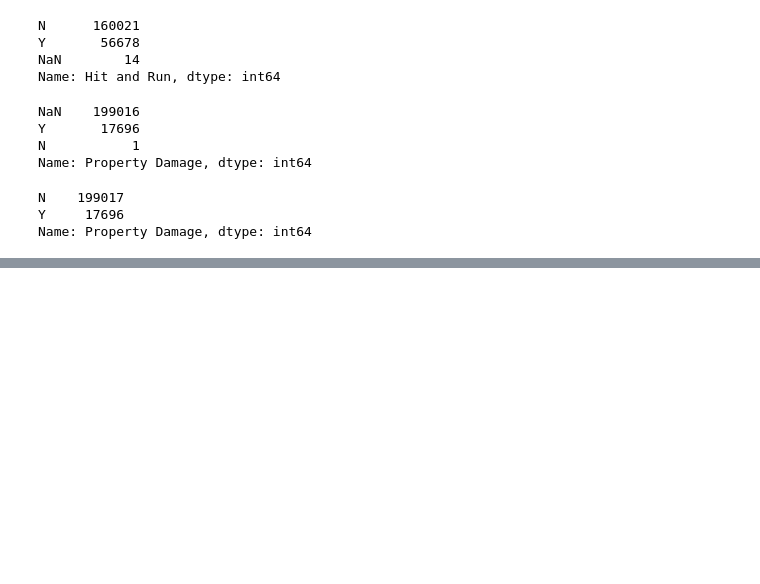
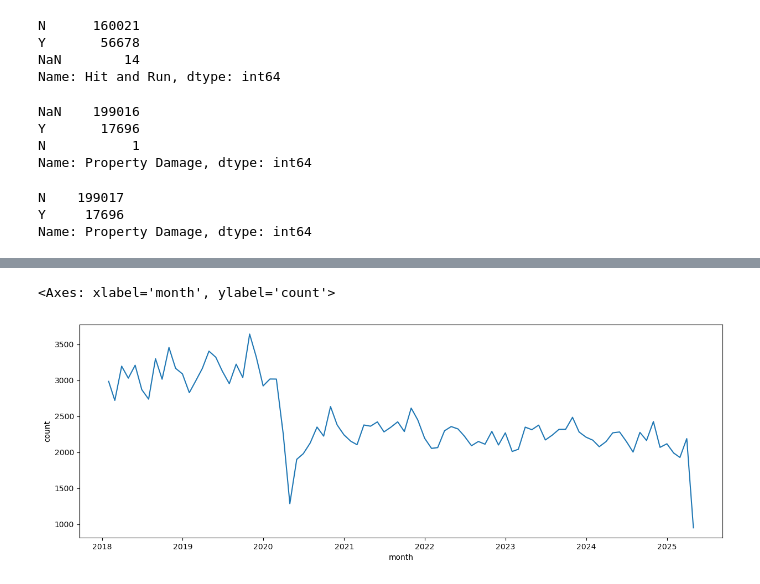
Before and after one commit to essetetsahai/nashville_traffic, a Jupyter notebook: notebooks/traffic_notebook.ipynb, the cells around one changed output, grey strips where cells are left out. Drawn from its saved outputs; the diff is of its cells as text; code cells hidden in the pictures; blank space fills up the shorter version.

```diff
--- a/notebooks/traffic_notebook.ipynb
+++ b/notebooks/traffic_notebook.ipynb
@@ -319,0 +371,8 @@ sns.histplot(data=df2['DateTime'].dt.month, shrink = 3)
+# %%
+monthly_df = pd.DataFrame({"month": monthly_ct.index,
+                              "count": monthly_ct.values})
+
+monthly_df['year'] = monthly_df['month'].dt.year
+monthly_df['month_name'] = monthly_df['month'].dt.month_name()
+monthly_df['month_name'] = monthly_df['month_name'].str.slice(stop = 3)
+monthly_df
@@ -319,0 +393,6 @@ sns.histplot(data=df2['DateTime'].dt.month, shrink = 3)
+# %%
+plt.figure(figsize = (15, 5))
+sns.lineplot(data = monthly_df, x='month', y = 'count')
+# %% [output]
+<Axes: xlabel='month', ylabel='count'>
+[figure, added]
```
Also changed, not shown: parts of 31 cells of this notebook.
